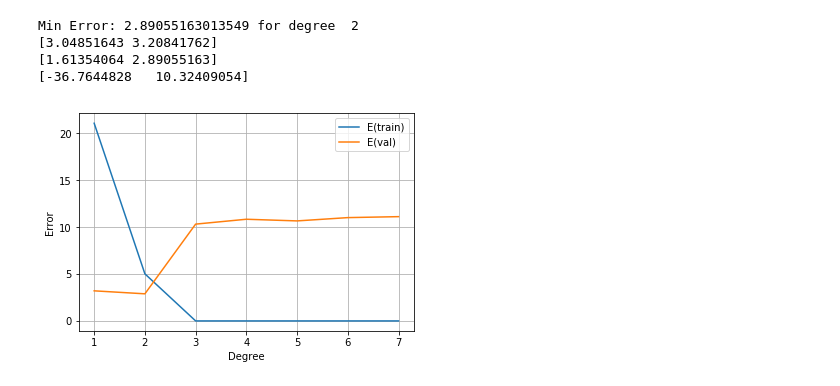
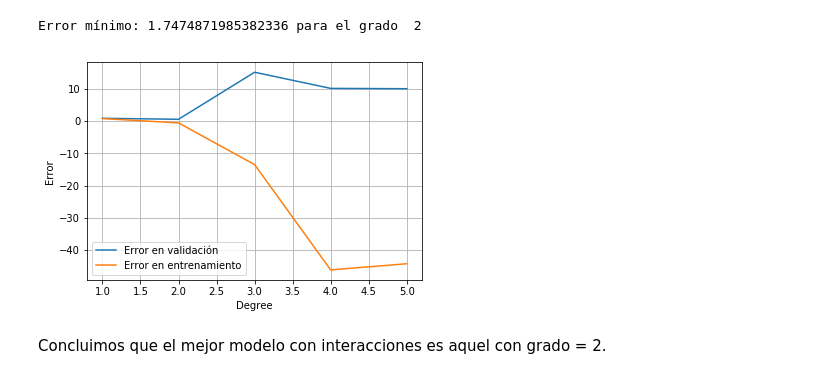
Before and after one commit to erickgrm/machine-learning, a Jupyter notebook: tareas/tarea3/problema1_t2.ipynb, the cells around one changed output. Drawn from its saved outputs; the diff is of its cells as text; code cells hidden in the pictures.

```diff
--- a/tareas/tarea3/problema1_t2.ipynb
+++ b/tareas/tarea3/problema1_t2.ipynb
@@ -118,27 +158,21 @@ Min Error on validation set 2.412638120706675 for degree  4
 # %%
 from sklearn.preprocessing import PolynomialFeatures
+gmodel = linear_model.LinearRegression(fit_intercept = False)#, normalize = True)
 # %%
-dmodel = linear_model.LinearRegression(fit_intercept = False)#, normalize = True)
-
-y = data.values[0:,-1]
-results = np.zeros(shape=(7,2))
-for d in range(0,7):
+# Sólo calculamos hasta el grado 5 pues el tiempo de ejecución para grados mayores incrementa rápidamente
+# Se probó hasta el grado 11 y naturalmente el overfitting es muy grande a partir de d= 6
+results = np.zeros(shape=(5,2))
+for d in range(0,5):
     poly = PolynomialFeatures(d+1)
-    pX = poly.fit_transform(data.values[0:,:-1])
-    print(len(pX),len(pX[0]))
-    dmodel.fit(pX,y)
+    pX = poly.fit_transform(X)
+    gmodel.fit(pX,y)
 
     # Evaluation by cross-validation, k = 10
-    a = cvk(dmodel, np.column_stack((pX,y)), 10)
+    a = cvk(gmodel, pX,y, 10)
 
-    results[d][0] = a[0:,0].mean()
-    results[d][1] = a[0:,1].mean()
-    print(results[d][0],results[d][1])
-
-    #results[d] = cr.sqerror(dmodel.predict(pX),y)
-
-    # Evaluation by cross-validation, k = 10
-    #results[d] = cvk(dmodel, d + 1, 10).mean()
-    # Evaluation by simple error on training set
-    #results[d] = cr.sqerror(dmodel.predict(X),y)
+    results[d][0] = a[0:,0].mean()/10
+    results[d][1] = a[0:,1].mean()/10
+    print("Grado: ",d+1)
+    print("Error en entrenamiento:", results[d][0])
+    print("Error en validación:", results[d][1])
 # %% [output]
@@ -159,20 +194,16 @@ for d in range(0,7):
 # %%
-# Minimum error and degree among 1,...,8 that ensures it
-print("Min Error:", np.min(results[0:,1]), "for degree ", np.argmin(results[0:,1]) + 1)
-print(results[0])
-print(results[1])
-print(results[2])
-#plt.plot(np.arange(1,7), results)
-plt.plot(np.arange(1,8), [np.exp(i) for i in results[0:,0]], label = "E(train)")
-plt.plot(np.arange(1,8), results[0:,1], label = "E(val)")
+# Error mínimo y grado que lo obtiene
+print("Error mínimo:", np.min(results[0:,1]), "para el grado ", np.argmin(results[0:,1]) + 1)
+
+plt.plot(np.arange(1,6), [np.log(i) for i in results[0:,1]], label = "Error en validación")
+plt.plot(np.arange(1,6), [np.log(i) for i in results[0:,0]], label = "Error en entrenamiento")
 plt.legend()
 plt.grid(True)
 plt.ylabel("Error")
 plt.xlabel("Degree")
 plt.show()
 # %% [output]
-Min Error: 2.89055163013549 for degree  2
-[3.04851643 3.20841762]
-[1.61354064 2.89055163]
-[-36.7644828   10.32409054]
+Error mínimo: 1.7474871985382336 para el grado  2
-[figure, old version]
+[figure, new version]
+# %% [markdown]
+Concluimos que el mejor modelo con interacciones es aquel con grado = 2.
```
Also changed, not shown: parts of 19 cells of this notebook, 6 other files.
